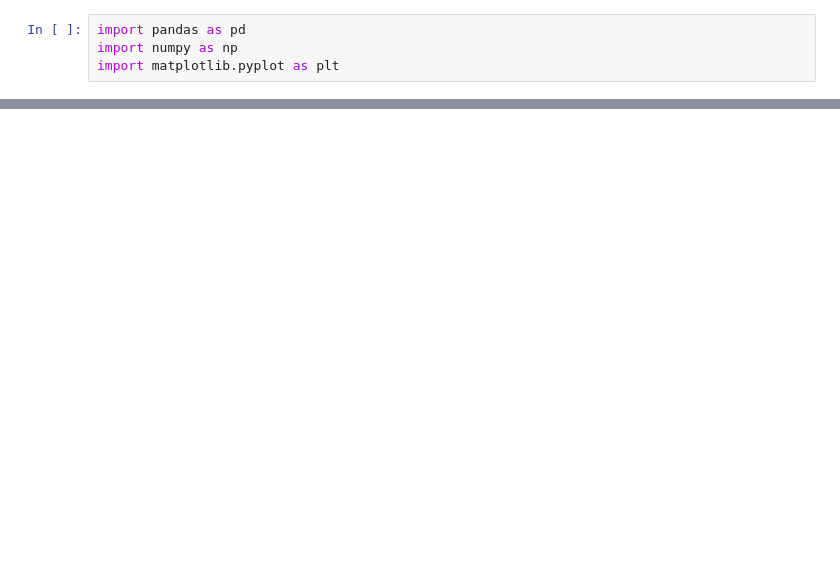
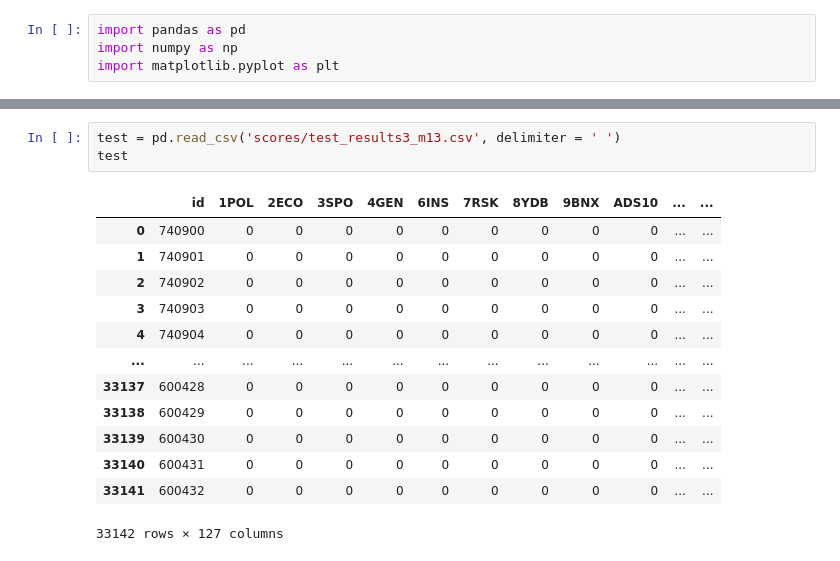
Before and after one commit to apndx/ReutersDocLabeler, a Jupyter notebook: notebooks/analyse-results.ipynb, the cells around one changed output, grey strips where cells are left out. Saved outputs shown, nothing was run; the diff lists cells and outputs as text; blank space fills up the shorter version.

```diff
--- a/notebooks/analyse-results.ipynb
+++ b/notebooks/analyse-results.ipynb
@@ -67,0 +54,17 @@ model_13_test_results2.to_csv(f'reuters-csv/test_results_m13_formatted.csv', ind
+# %%
+test = pd.read_csv('scores/test_results3_m13.csv', delimiter = ' ')
+test
+# %% [output]
+|  | id | 1POL | 2ECO | 3SPO | 4GEN | 6INS | 7RSK | 8YDB | 9BNX | ADS10 | ... | ... |
+| 0 | 740900 | 0 | 0 | 0 | 0 | 0 | 0 | 0 | 0 | 0 | ... | ... |
+| 1 | 740901 | 0 | 0 | 0 | 0 | 0 | 0 | 0 | 0 | 0 | ... | ... |
+| 2 | 740902 | 0 | 0 | 0 | 0 | 0 | 0 | 0 | 0 | 0 | ... | ... |
+| 3 | 740903 | 0 | 0 | 0 | 0 | 0 | 0 | 0 | 0 | 0 | ... | ... |
+| 4 | 740904 | 0 | 0 | 0 | 0 | 0 | 0 | 0 | 0 | 0 | ... | ... |
+| ... | ... | ... | ... | ... | ... | ... | ... | ... | ... | ... | ... | ... |
+| 33137 | 600428 | 0 | 0 | 0 | 0 | 0 | 0 | 0 | 0 | 0 | ... | ... |
+| 33138 | 600429 | 0 | 0 | 0 | 0 | 0 | 0 | 0 | 0 | 0 | ... | ... |
+| 33139 | 600430 | 0 | 0 | 0 | 0 | 0 | 0 | 0 | 0 | 0 | ... | ... |
+| 33140 | 600431 | 0 | 0 | 0 | 0 | 0 | 0 | 0 | 0 | 0 | ... | ... |
+| 33141 | 600432 | 0 | 0 | 0 | 0 | 0 | 0 | 0 | 0 | 0 | ... | ... |
+33142 rows × 127 columns
```
Also changed, not shown: parts of 14 cells of this notebook, 1 other file.
